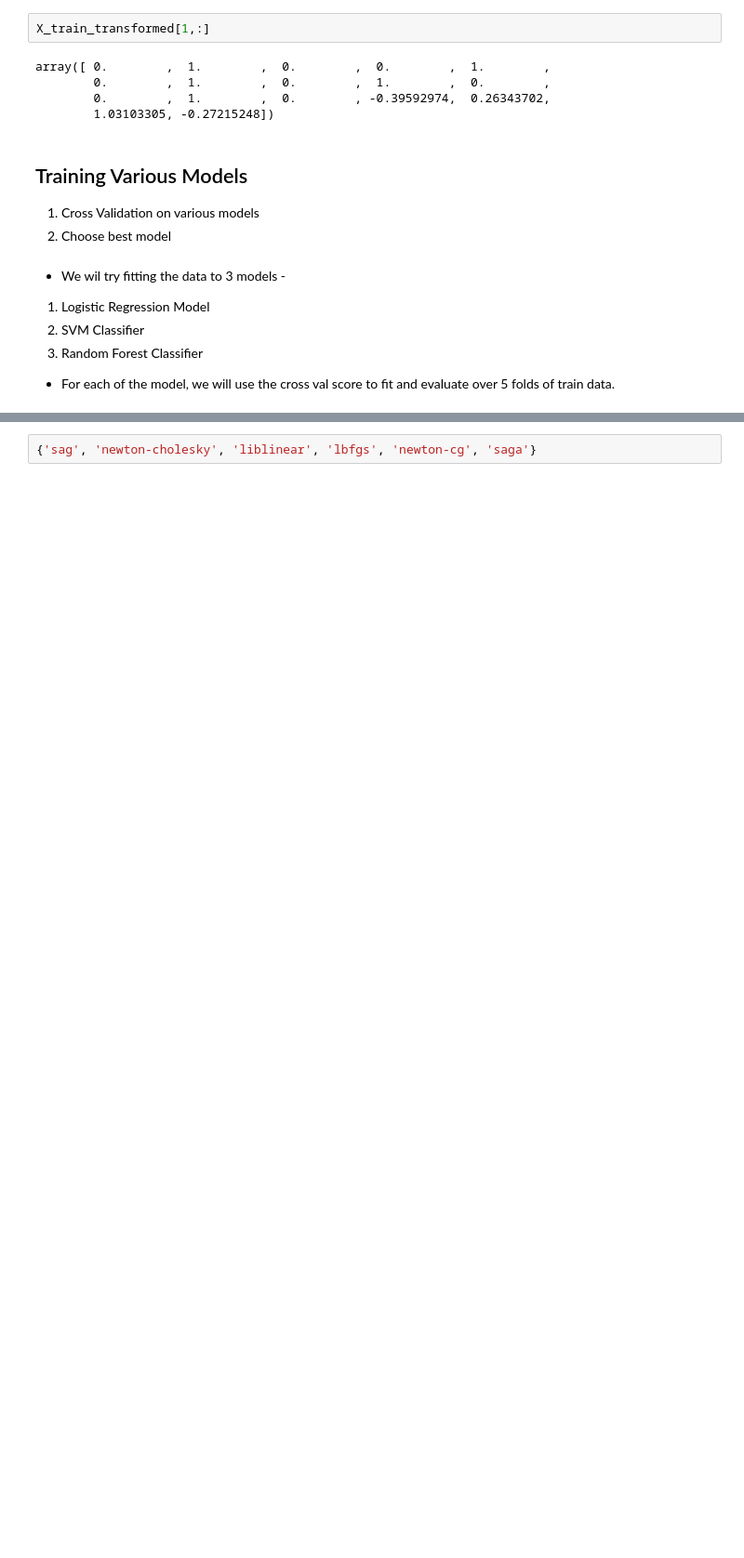
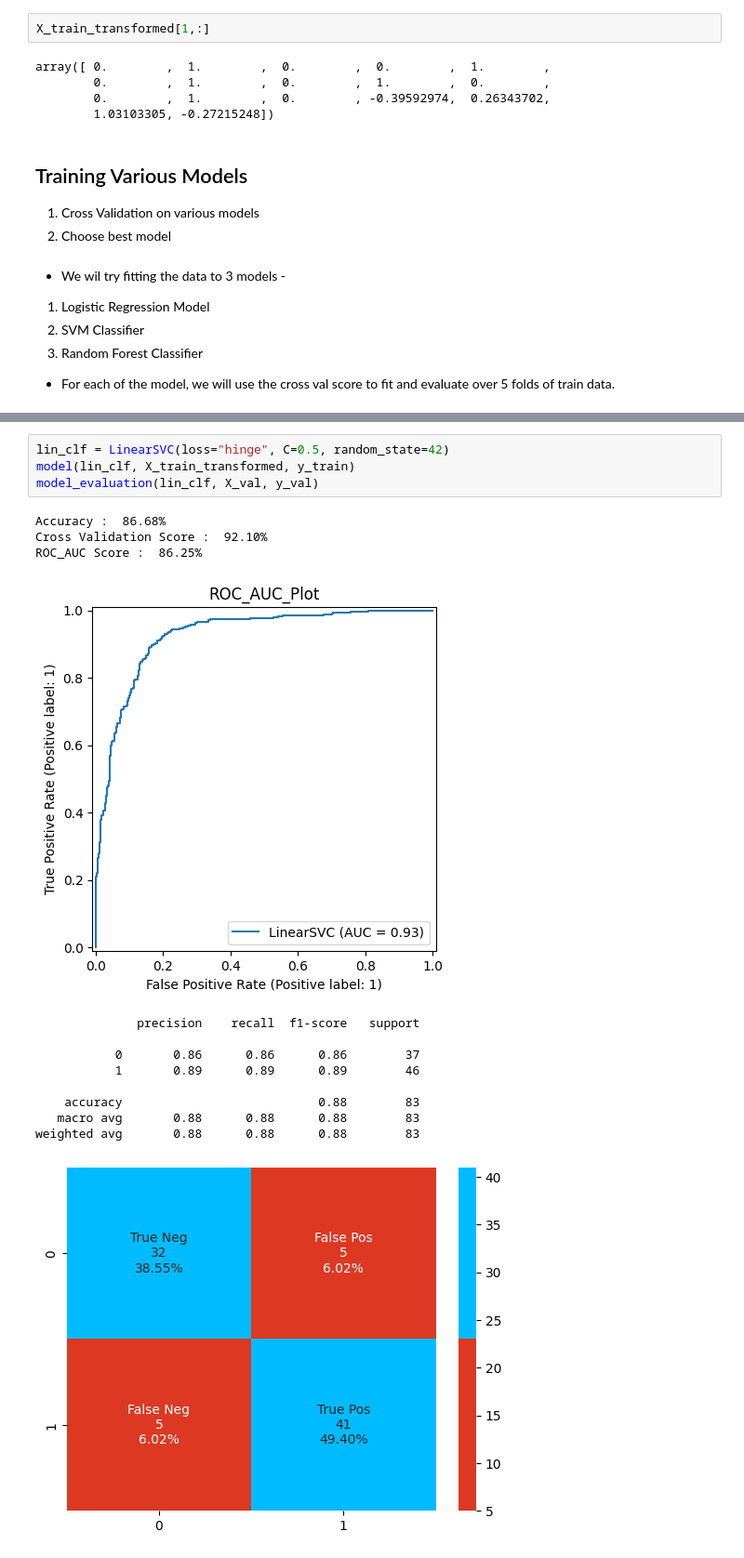
Before and after one commit to rohit204k/health_diagnosis_app, a Jupyter notebook: heart_disease_detection.ipynb, the cells around one changed output, grey strips where cells are left out. Shown at 93% size. Saved outputs shown, nothing was run; the diff lists cells and outputs as text; blank space fills up the shorter version.

```diff
--- a/heart_disease_detection.ipynb
+++ b/heart_disease_detection.ipynb
@@ -308,2 +321,18 @@ NameError: name 'x_train' is not defined
-# %%
-{'sag', 'newton-cholesky', 'liblinear', 'lbfgs', 'newton-cg', 'saga'}
+# %%
+lin_clf = LinearSVC(loss="hinge", C=0.5, random_state=42)
+model(lin_clf, X_train_transformed, y_train)
+model_evaluation(lin_clf, X_val, y_val)
+# %% [output]
+Accuracy :  86.68%
+Cross Validation Score :  92.10%
+ROC_AUC Score :  86.25%
+[figure, added]
+              precision    recall  f1-score   support
+
+           0       0.86      0.86      0.86        37
+           1       0.89      0.89      0.89        46
+
+    accuracy                           0.88        83
+   macro avg       0.88      0.88      0.88        83
+weighted avg       0.88      0.88      0.88        83
+[figure, added]
```
Also changed, not shown: parts of 20 cells of this notebook.
